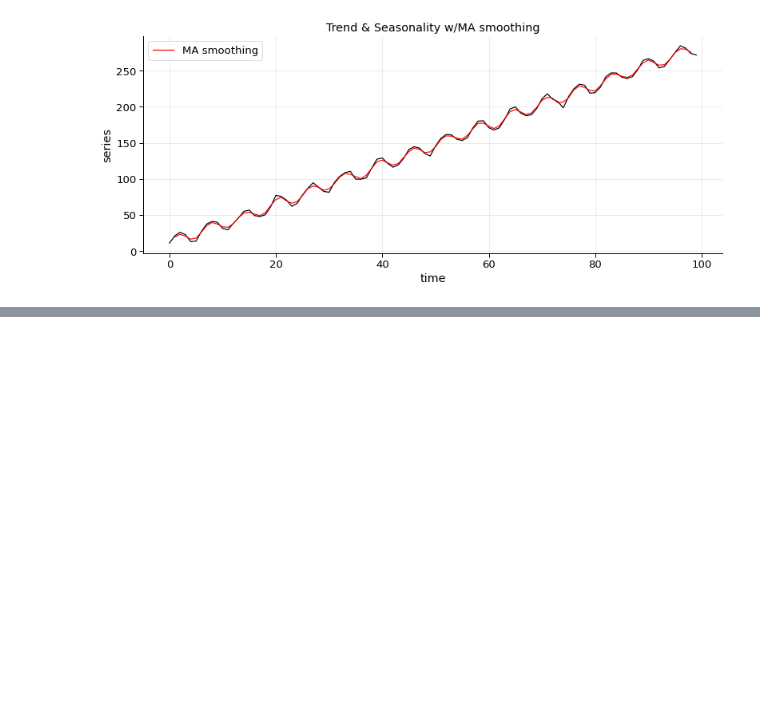
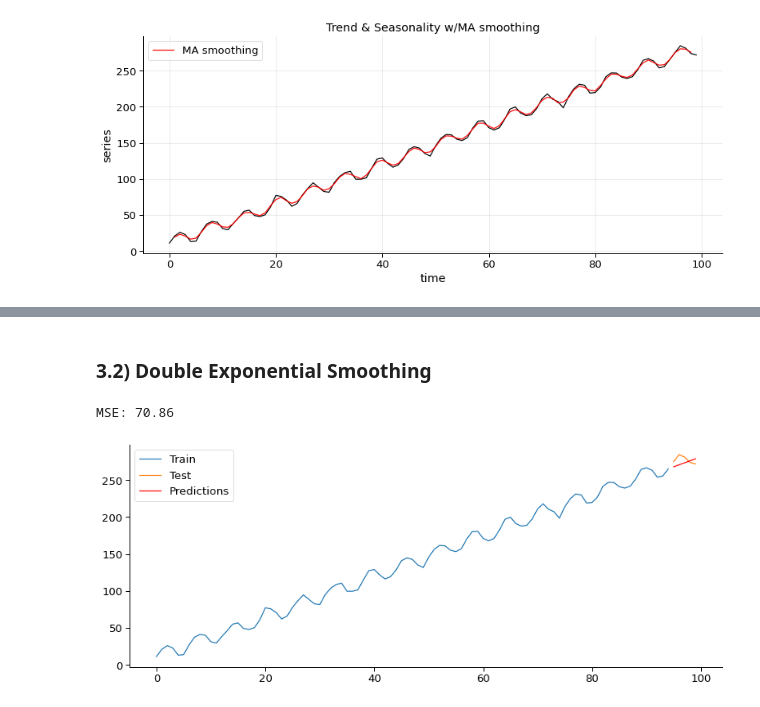
Before and after one commit to razielar/coursera_time_series_forecasting, a Jupyter notebook: coursera_time_series/week_2/2_time_series_smoothing/1_smoothing_ts.ipynb, the cells around one changed output, grey strips where cells are left out. Cells and saved outputs as stored; diff of their text form; code cells hidden in the pictures; blank space fills up the shorter version.

```diff
--- a/coursera_time_series/week_2/2_time_series_smoothing/1_smoothing_ts.ipynb
+++ b/coursera_time_series/week_2/2_time_series_smoothing/1_smoothing_ts.ipynb
@@ -100,0 +144,16 @@ plt.show()
+# %% [markdown]
+### 3.2) Double Exponential Smoothing
+# %%
+double= Holt(train).fit(optimized= True)
+double_pred= double.forecast(len(test))
+double_mse= mean_squared_error(test, double_pred)
+print("MSE: {:.2f}".format(double_mse))
+# Plot:
+plt.plot(time[:-5], train, label= "Train")
+plt.plot(time[-5:], test, label= "Test")
+plt.plot(time[-5:], double_pred, label= "Predictions", color= "red")
+plt.legend()
+plt.show()
+# %% [output]
+MSE: 70.86
+[figure, added]
```
Also changed, not shown: parts of 13 cells of this notebook.
